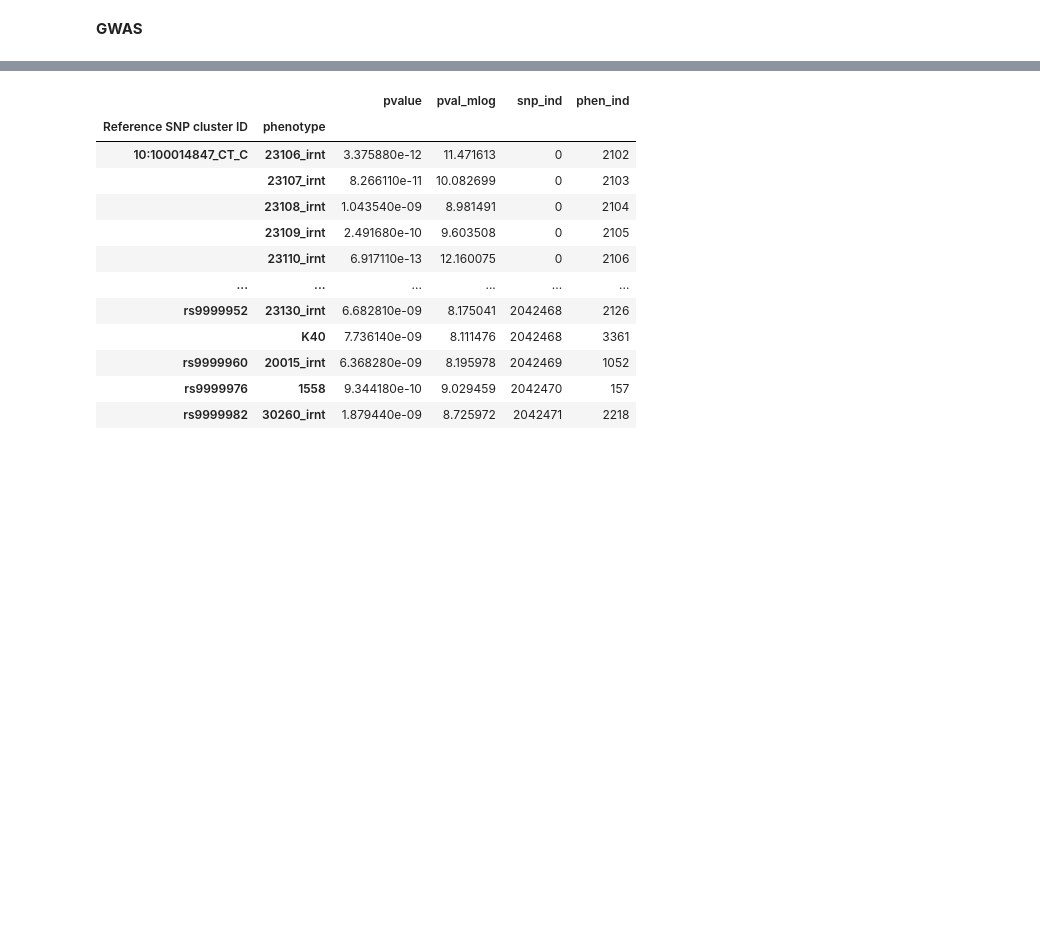
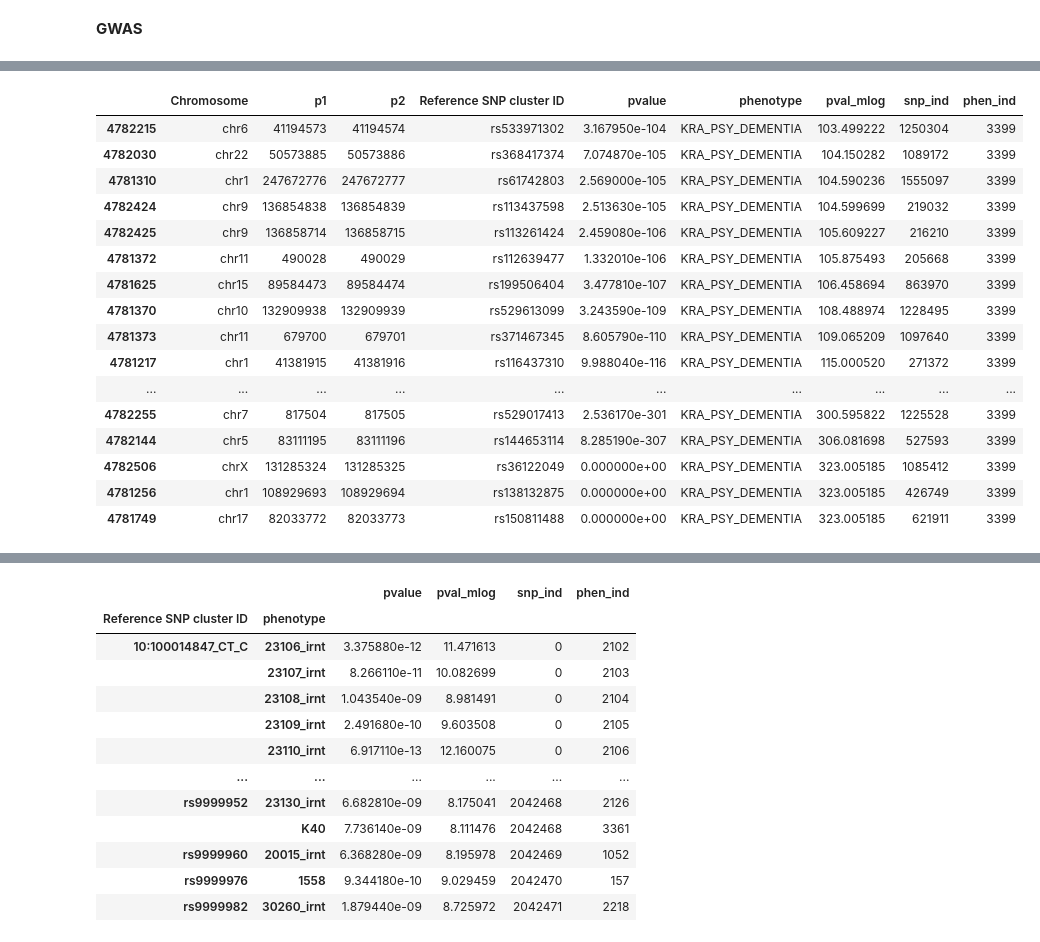
Before and after one commit to meuleman/gilbertAPI, a Jupyter notebook: externalresources/code/pipeline/dataset_creation.ipynb, the cells around one changed output, grey strips where cells are left out. Cells and saved outputs as stored; diff of their text form; code cells hidden in the pictures; blank space fills up the shorter version.

```diff
--- a/externalresources/code/pipeline/dataset_creation.ipynb
+++ b/externalresources/code/pipeline/dataset_creation.ipynb
@@ -49,3 +191,33 @@ def kde_wrapper(data, bw=0.1):
+# %%
+#"All" gene sets
+f = open('/home/ctrader/region_similarity/data/msigdb.v7.5.1.symbols.gmt', 'r')
+gene2geneset = {}
+for line in f.readlines():
+    line = line.strip().split()
+    for gene in line[2:]:
+        if gene not in gene2geneset:
+            gene2geneset[gene] = np.array([line[0]])
+        else:
+            gene2geneset[gene] = np.append(gene2geneset[gene], np.array([line[0]]))
+
+pickle_out = open('/home/ctrader/region_similarity/data/gene2allgeneset_dict_CT20220719.pickle', 'wb')
+pickle.dump(gene2geneset, pickle_out)
+pickle_out.close()
+# %%
+#hallmark gene sets
+f = open('/home/ctrader/region_similarity/data/h.all.v7.5.1.symbols.gmt', 'r')
+gene2geneset = {}
+for line in f.readlines():
+    line = line.strip().split()
+    for gene in line[2:]:
+        if gene not in gene2geneset:
+            gene2geneset[gene] = np.array([line[0]])
+        else:
+            gene2geneset[gene] = np.append(gene2geneset[gene], np.array([line[0]]))
+
+pickle_out = open('/home/ctrader/region_similarity/data/gene2hallmarkgeneset_dict_CT20220718.pickle', 'wb')
+pickle.dump(gene2geneset, pickle_out)
+pickle_out.close()
 # %% [markdown]
 **Gene code to gene name**
 # %%
@@ -444,0 +629,20 @@ sig_data_binary_array = np.where(sig_data_array>0, 1, 0)
+# %%
+sig_df[sig_df['phenotype']=='KRA_PSY_DEMENTIA'].sort_values(['pval_mlog'])[-50:]
+# %% [output]
+|  | Chromosome | p1 | p2 | Reference SNP cluster ID | pvalue | phenotype | pval_mlog | snp_ind | phen_ind |
+| 4782215 | chr6 | 41194573 | 41194574 | rs533971302 | 3.167950e-104 | KRA_PSY_DEMENTIA | 103.499222 | 1250304 | 3399 |
+| 4782030 | chr22 | 50573885 | 50573886 | rs368417374 | 7.074870e-105 | KRA_PSY_DEMENTIA | 104.150282 | 1089172 | 3399 |
+| 4781310 | chr1 | 247672776 | 247672777 | rs61742803 | 2.569000e-105 | KRA_PSY_DEMENTIA | 104.590236 | 1555097 | 3399 |
+| 4782424 | chr9 | 136854838 | 136854839 | rs113437598 | 2.513630e-105 | KRA_PSY_DEMENTIA | 104.599699 | 219032 | 3399 |
+| 4782425 | chr9 | 136858714 | 136858715 | rs113261424 | 2.459080e-106 | KRA_PSY_DEMENTIA | 105.609227 | 216210 | 3399 |
+| 4781372 | chr11 | 490028 | 490029 | rs112639477 | 1.332010e-106 | KRA_PSY_DEMENTIA | 105.875493 | 205668 | 3399 |
+| 4781625 | chr15 | 89584473 | 89584474 | rs199506404 | 3.477810e-107 | KRA_PSY_DEMENTIA | 106.458694 | 863970 | 3399 |
+| 4781370 | chr10 | 132909938 | 132909939 | rs529613099 | 3.243590e-109 | KRA_PSY_DEMENTIA | 108.488974 | 1228495 | 3399 |
+| 4781373 | chr11 | 679700 | 679701 | rs371467345 | 8.605790e-110 | KRA_PSY_DEMENTIA | 109.065209 | 1097640 | 3399 |
+| 4781217 | chr1 | 41381915 | 41381916 | rs116437310 | 9.988040e-116 | KRA_PSY_DEMENTIA | 115.000520 | 271372 | 3399 |
+| ... | ... | ... | ... | ... | ... | ... | ... | ... | ... |
+| 4782255 | chr7 | 817504 | 817505 | rs529017413 | 2.536170e-301 | KRA_PSY_DEMENTIA | 300.595822 | 1225528 | 3399 |
+| 4782144 | chr5 | 83111195 | 83111196 | rs144653114 | 8.285190e-307 | KRA_PSY_DEMENTIA | 306.081698 | 527593 | 3399 |
+| 4782506 | chrX | 131285324 | 131285325 | rs36122049 | 0.000000e+00 | KRA_PSY_DEMENTIA | 323.005185 | 1085412 | 3399 |
+| 4781256 | chr1 | 108929693 | 108929694 | rs138132875 | 0.000000e+00 | KRA_PSY_DEMENTIA | 323.005185 | 426749 | 3399 |
+| 4781749 | chr17 | 82033772 | 82033773 | rs150811488 | 0.000000e+00 | KRA_PSY_DEMENTIA | 323.005185 | 621911 | 3399 |
```
Also changed, not shown: parts of 19 cells of this notebook, 8 other files.
